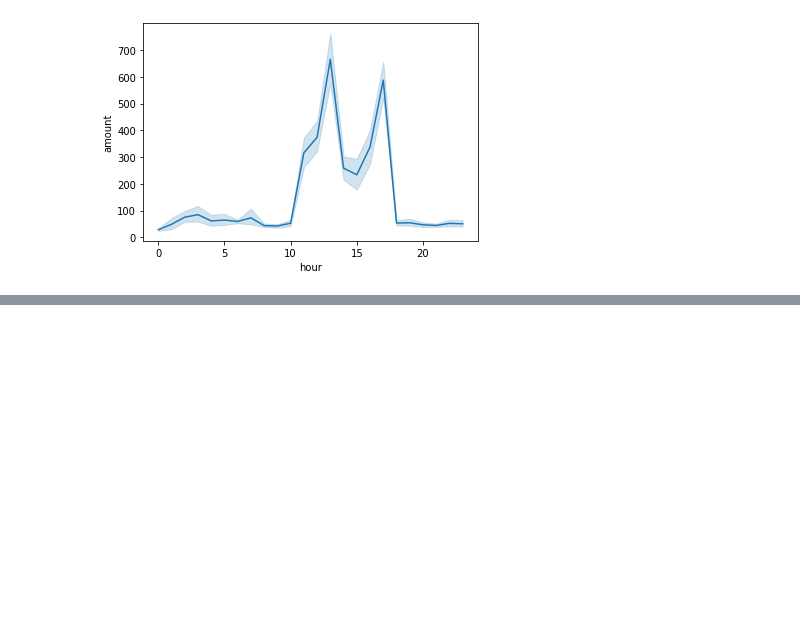
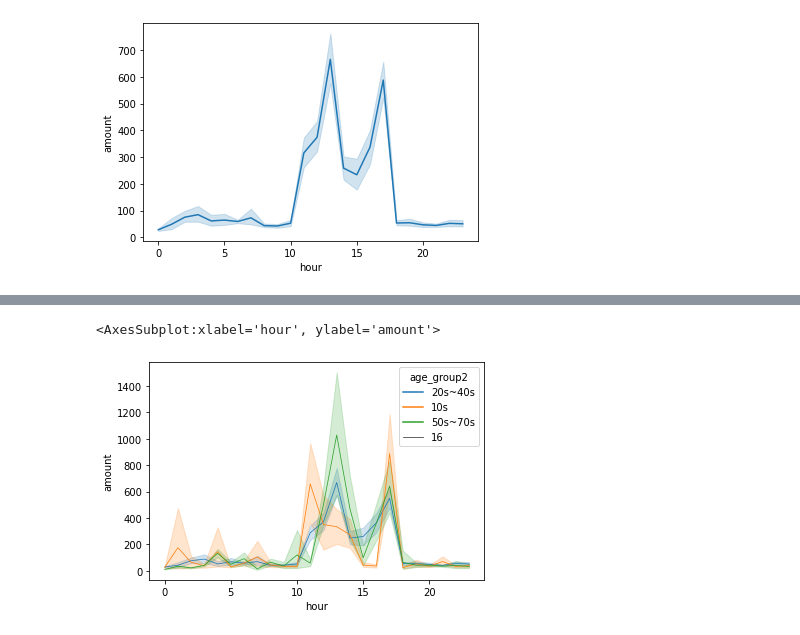
Before and after one commit to jiyoungparkme/machine_learning, a Jupyter notebook: anz_virtual_internship/anz_task_1.ipynb, the cells around one changed output, grey strips where cells are left out. Drawn from its saved outputs; the diff is of its cells as text; code cells hidden in the pictures; blank space fills up the shorter version.

```diff
--- a/anz_virtual_internship/anz_task_1.ipynb
+++ b/anz_virtual_internship/anz_task_1.ipynb
@@ -228,0 +268,6 @@ sns.lineplot(data=data, x='hour', y='amount')
+# %%
+data['age_group2'] = "50s~70s"
+data['age_group2'][data.age<50] = "20s~40s"
+data['age_group2'][data.age<20] = "10s"
+interested=['age_group','age_group2']
+data[interested].head()
@@ -228,0 +281,5 @@ sns.lineplot(data=data, x='hour', y='amount')
+# %%
+sns.lineplot(data=data, x='hour', y='amount', hue='age_group2', size=16)
+# %% [output]
+<AxesSubplot:xlabel='hour', ylabel='amount'>
+[figure, added]
```
Also changed, not shown: parts of 6 cells of this notebook.
